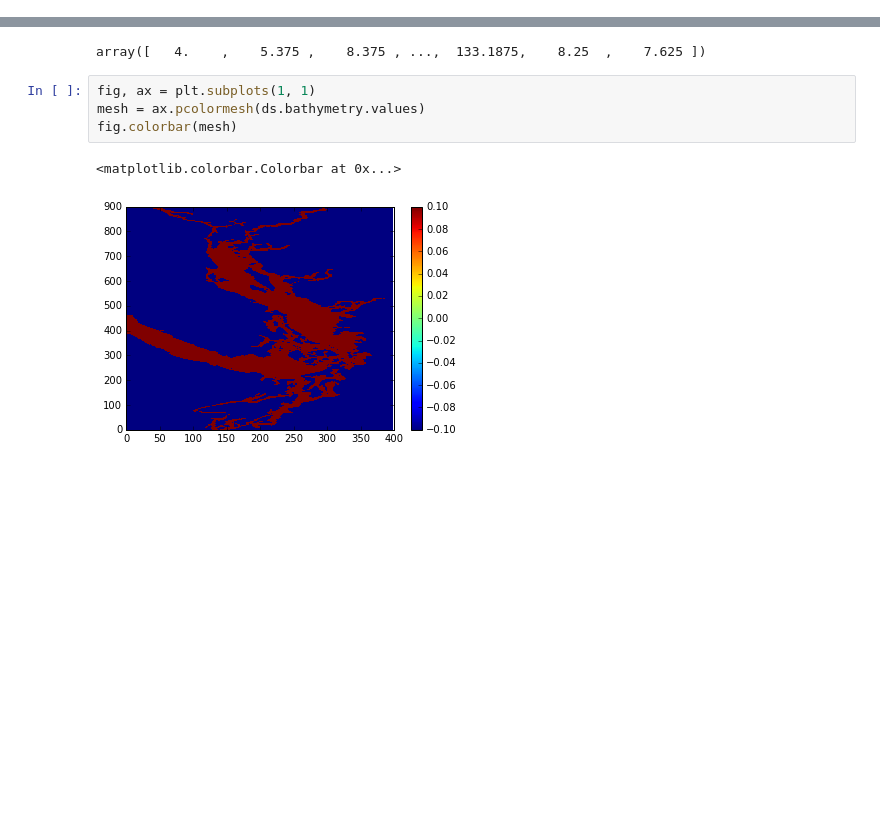
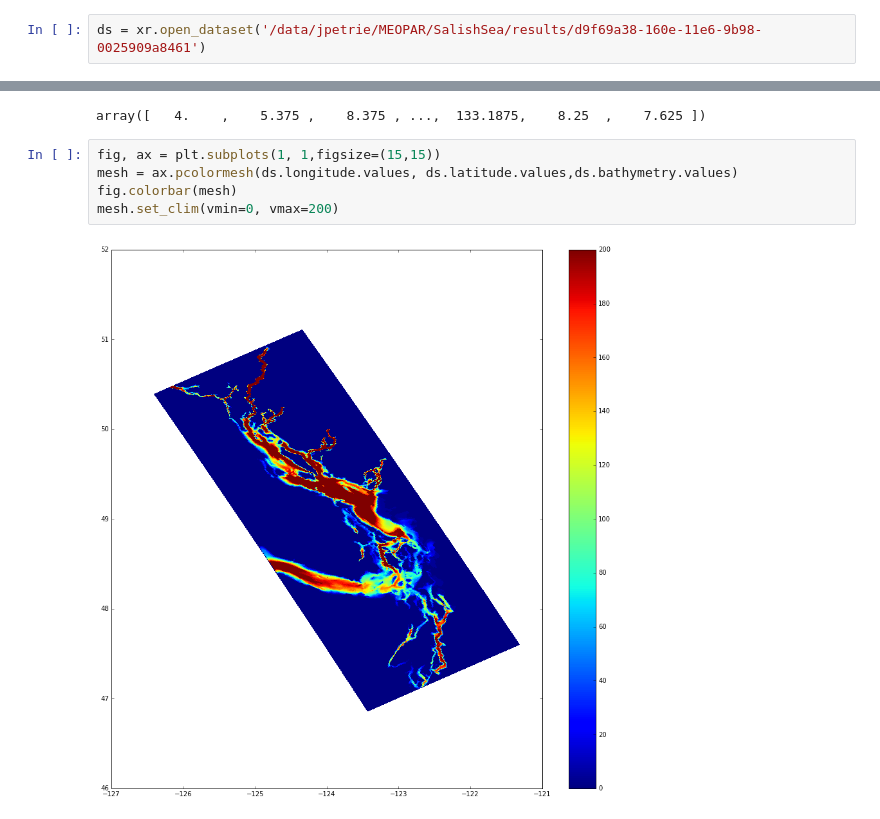
Before and after one commit to SalishSeaCast/analysis-james, a Jupyter notebook: notebooks/xarrayPractice.ipynb, the cells around one changed output, grey strips where cells are left out. Drawn from its saved outputs; the diff is of its cells as text; blank space fills up the shorter version.

Commit message:
looking at 5x5 results using xarray

```diff
--- a/notebooks/xarrayPractice.ipynb
+++ b/notebooks/xarrayPractice.ipynb
@@ -10,3 +8,5 @@ ds = xr.open_dataset('https://salishsea.eos.ubc.ca/erddap/griddap/ubcSSnBathymet
+# %%
+ds = xr.open_dataset('/data/jpetrie/MEOPAR/SalishSea/results/d9f69a38-160e-11e6-9b98-0025909a8461')
 # %%
 print(ds)
 # %% [output]
@@ -84,9 +84,9 @@ print(ds.bathymetry.values)
 # %% [output]
 array([   4.    ,    5.375 ,    8.375 , ...,  133.1875,    8.25  ,    7.625 ])
 # %%
-fig, ax = plt.subplots(1, 1)
-mesh = ax.pcolormesh(ds.bathymetry.values)
+fig, ax = plt.subplots(1, 1,figsize=(15,15))
+mesh = ax.pcolormesh(ds.longitude.values, ds.latitude.values,ds.bathymetry.values)
 fig.colorbar(mesh)
+mesh.set_clim(vmin=0, vmax=200)
 # %% [output]
-<matplotlib.colorbar.Colorbar at 0x...>
-[figure, old version]
+[figure, new version]
```
Also changed, not shown: parts of 3 cells of this notebook, 1 other file.
